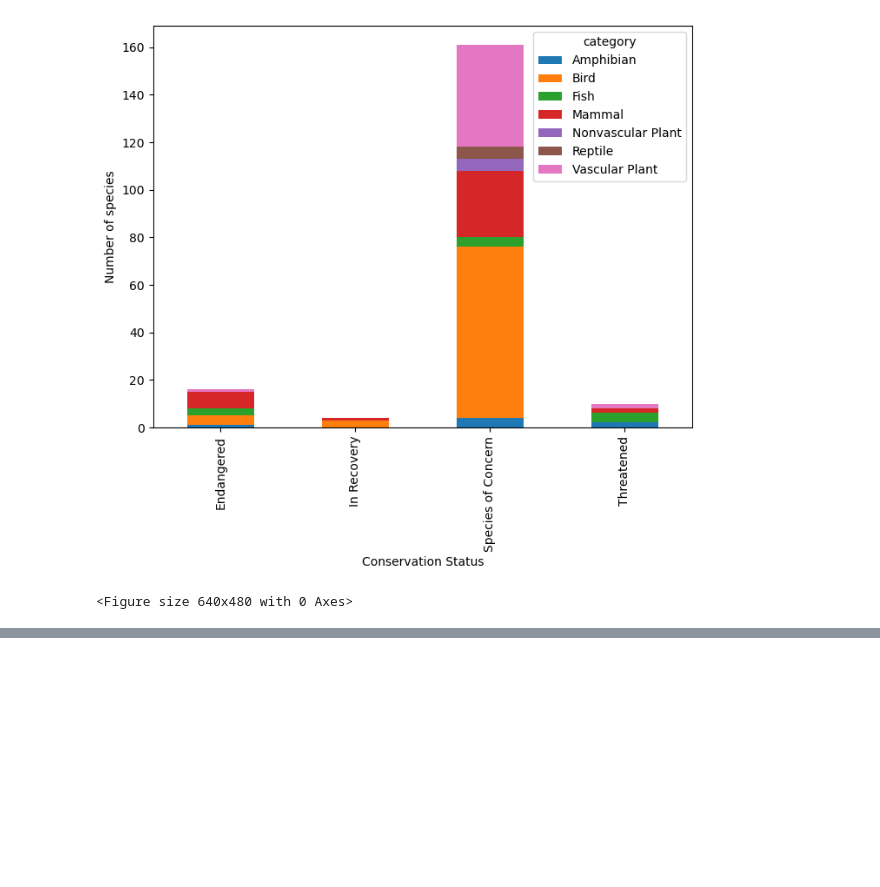
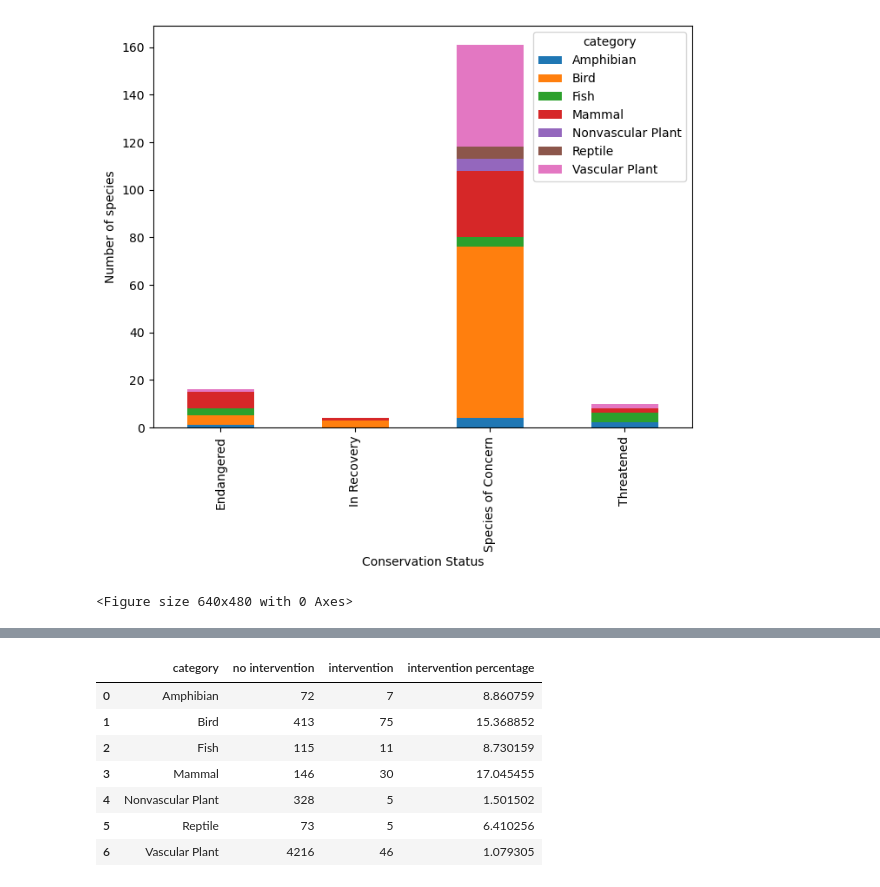
Before and after one commit to RacerBeats/portfolio-project--biodiversity_starter, a Jupyter notebook: biodiversity.ipynb, the cells around one changed output, grey strips where cells are left out. Cells and saved outputs as stored; diff of their text form; code cells hidden in the pictures; blank space fills up the shorter version.

Commit message:
percentage save vs endangered

```diff
--- a/biodiversity.ipynb
+++ b/biodiversity.ipynb
@@ -146,0 +150,8 @@ plt.clf()
+# %%
+species_info['intervention'] = species_info['conservation_status'] != 'Safe' #safe = not touched, intervention = had to be rescued
+
+safe_vs_intervene = species_info.groupby(['category', 'intervention']).scientific_name.nunique().reset_index()\
+    .pivot(columns = 'intervention', index = 'category', values = 'scientific_name').reset_index()
+
+safe_vs_intervene.columns = ['category','no intervention','intervention']
+safe_vs_intervene
@@ -146,0 +167,13 @@ plt.clf()
+# %%
+# must convert to percentages for increased clarity
+safe_vs_intervene['intervention percentage'] = safe_vs_intervene.intervention / (safe_vs_intervene.intervention + safe_vs_intervene['no intervention']) * 100
+safe_vs_intervene
+# %% [output]
+|  | category | no intervention | intervention | intervention percentage |
+| 0 | Amphibian | 72 | 7 | 8.860759 |
+| 1 | Bird | 413 | 75 | 15.368852 |
+| 2 | Fish | 115 | 11 | 8.730159 |
+| 3 | Mammal | 146 | 30 | 17.045455 |
+| 4 | Nonvascular Plant | 328 | 5 | 1.501502 |
+| 5 | Reptile | 73 | 5 | 6.410256 |
+| 6 | Vascular Plant | 4216 | 46 | 1.079305 |
```
Also changed, not shown: parts of 3 cells of this notebook.
